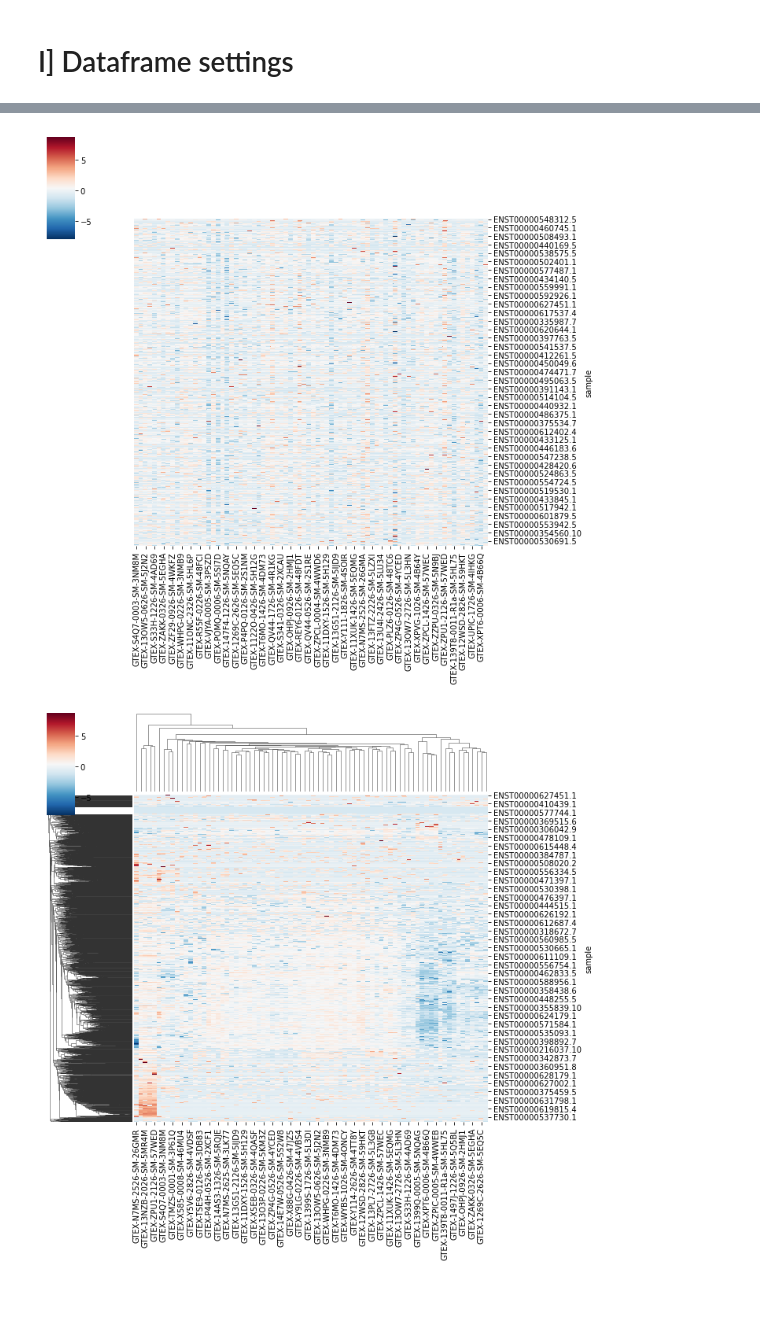
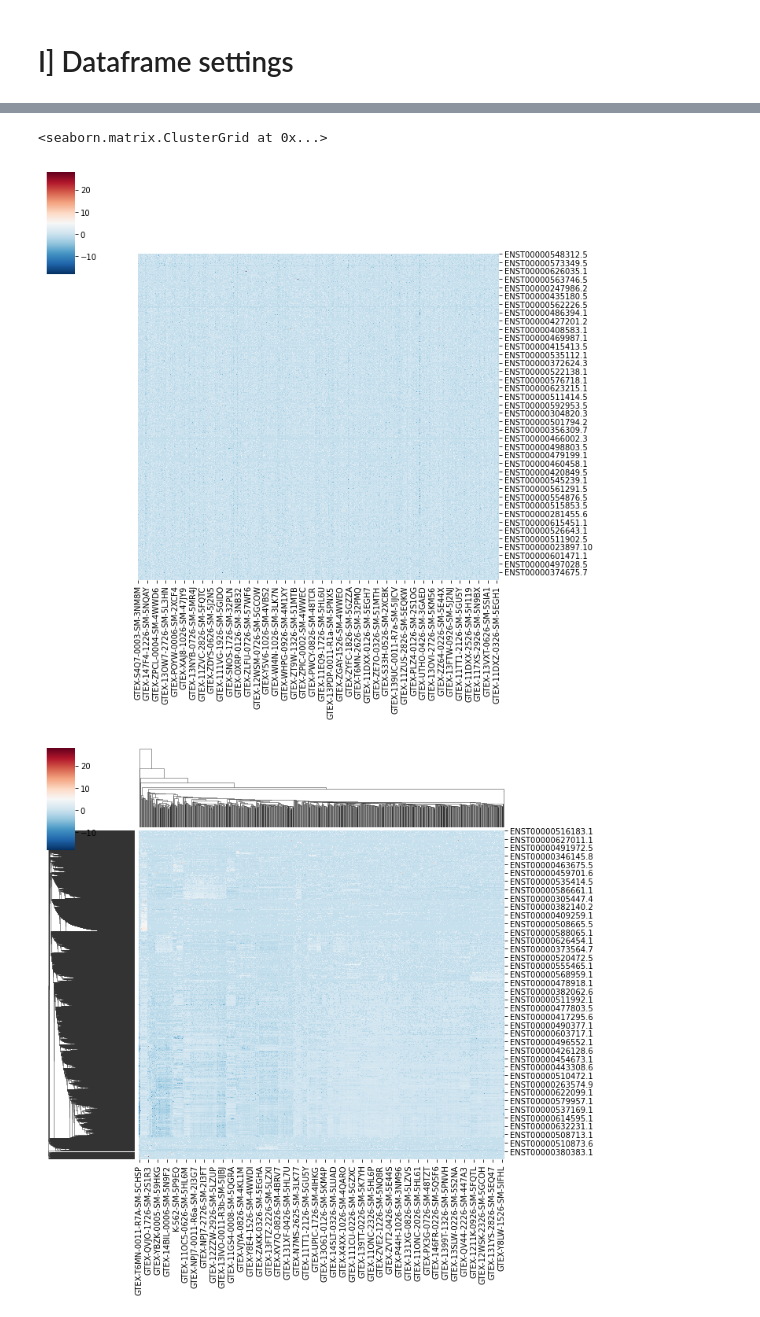
Before and after one commit to Keviosta/Article_short_isoform_ATG7_private, a Jupyter notebook: gene_expression_data_preparation/all_transcripts_gtex_data_preparation.ipynb, the cells around one changed output, grey strips where cells are left out. Saved outputs shown, nothing was run; the diff lists cells and outputs as text; code cells hidden in the pictures.

```diff
--- a/gene_expression_data_preparation/all_transcripts_gtex_data_preparation.ipynb
+++ b/gene_expression_data_preparation/all_transcripts_gtex_data_preparation.ipynb
@@ -54,5 +112,6 @@ small_smallpart = df_gexpr_all_smallpart.iloc[:1970,:78]
 # %%
+%%time
 #plot cluster heatmap based on Zscore
-seaborn.clustermap(small_smallpart,z_score=0, col_cluster=False,row_cluster=False, cmap="RdBu_r")
-seaborn.clustermap(small_smallpart,z_score=0, cmap="RdBu_r")
+seaborn.clustermap(df_gexpr_all_smallpart,z_score=0, col_cluster=False,row_cluster=False, cmap="RdBu_r")
+seaborn.clustermap(df_gexpr_all_smallpart,z_score=0, cmap="RdBu_r")
 # %% [output]
@@ -60,3 +119,4 @@ seaborn.clustermap(small_smallpart,z_score=0, cmap="RdBu_r")
+<seaborn.matrix.ClusterGrid at 0x...>
-[figure, old version]
+[figure, new version]
-[figure, old version]
+[figure, new version]
 # %%
```
Also changed, not shown: parts of 11 cells of this notebook.
